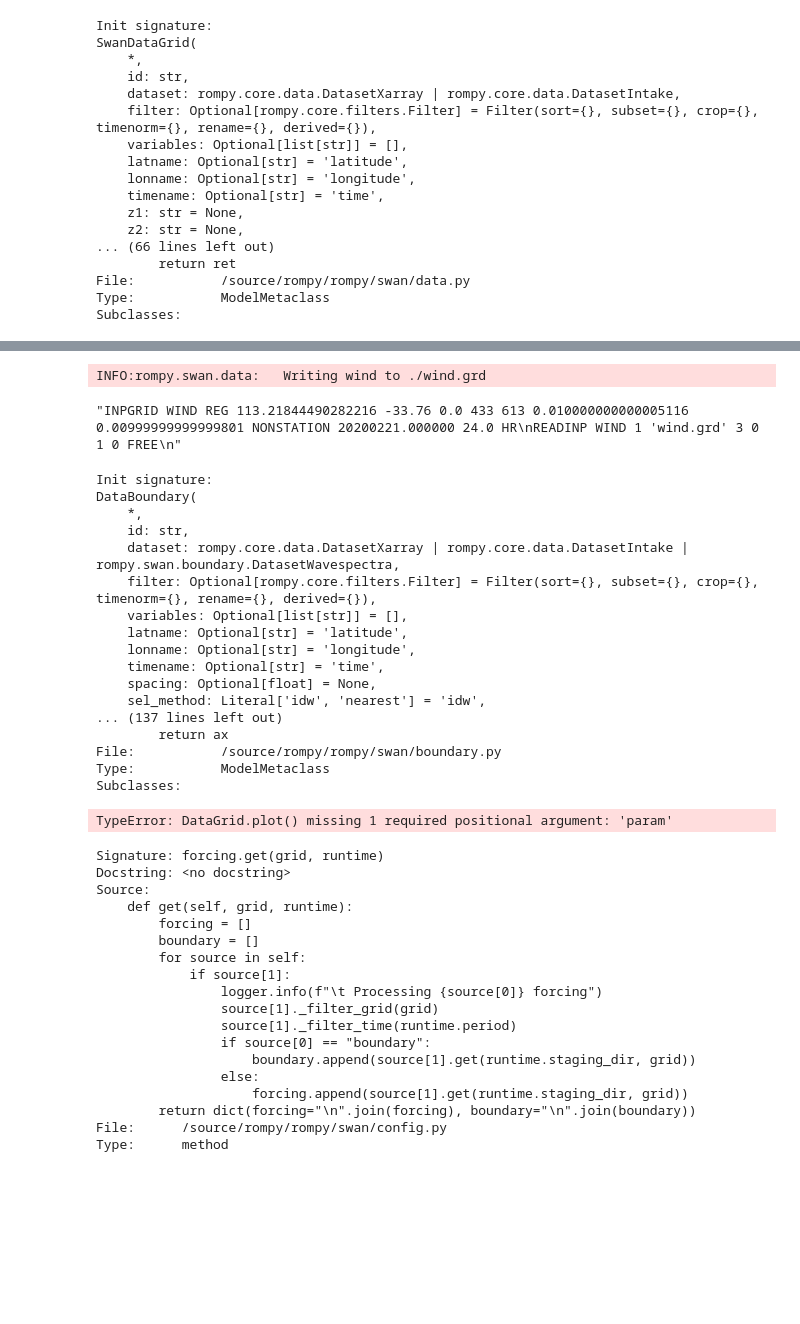
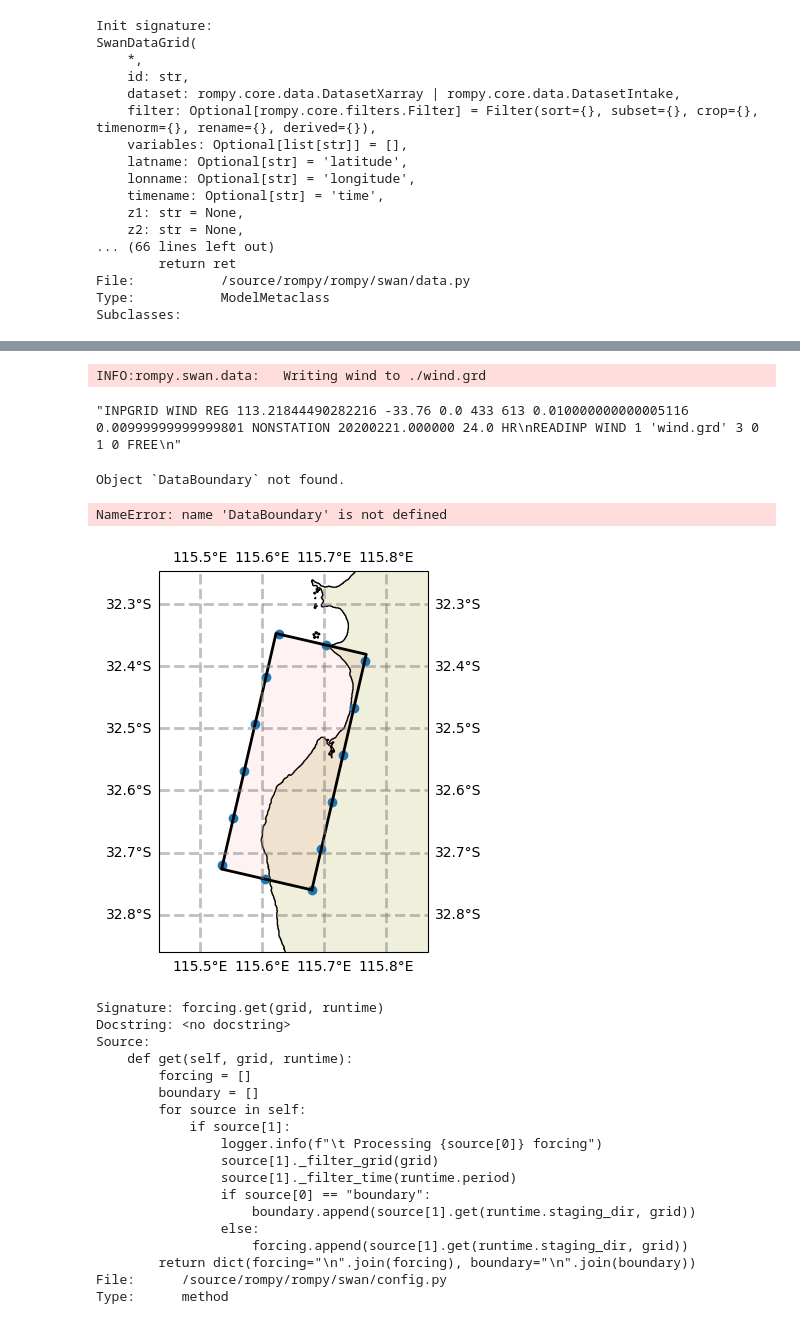
Before and after one commit to sppigot/rompy, a Jupyter notebook: notebooks/demo.ipynb, the cells around one changed output, grey strips where cells are left out. Cells and saved outputs as stored; diff of their text form; code cells hidden in the pictures; blank space fills up the shorter version.

Commit message:
WIP missing save from last commit

```diff
--- a/notebooks/demo.ipynb
+++ b/notebooks/demo.ipynb
@@ -406,36 +437,33 @@ INFO:rompy.swan.data:Writing SWAN ASCII file: ./bottom.grd
-# %%
-# retive the wind data
-wind = nc_data_source()
-wind.get('./')
-# %% [output]
-INFO:rompy.swan.data:   Writing wind to ./wind.grd
-"INPGRID WIND REG 113.21844490282216 -33.76 0.0 433 613 0.010000000000005116 0.00999999999999801 NONSTATION 20200221.000000 24.0 HR\nREADINP WIND 1 'wind.grd' 3 0 1 0 FREE\n"
-# %%
-# Similarly, we can use the DataBoundary object to filter boundary data
-# First lets have a look at teh boundary object
-DataBoundary??
-# %% [output]
-Init signature:
-DataBoundary(
-    *,
-    id: str,
-    dataset: rompy.core.data.DatasetXarray | rompy.core.data.DatasetIntake | rompy.swan.boundary.DatasetWavespectra,
-    filter: Optional[rompy.core.filters.Filter] = Filter(sort={}, subset={}, crop={}, timenorm={}, rename={}, derived={}),
-    variables: Optional[list[str]] = [],
-    latname: Optional[str] = 'latitude',
-    lonname: Optional[str] = 'longitude',
-    timename: Optional[str] = 'time',
-    spacing: Optional[float] = None,
-    sel_method: Literal['idw', 'nearest'] = 'idw',
-... (137 lines left out)
-        return ax
-File:           /source/rompy/rompy/swan/boundary.py
-Type:           ModelMetaclass
-Subclasses:
+# %%
+# Wind data works the same way. Note the control file input commands are different as it now applied to wind data
+wind_source = nc_data_source()
+wind = SwanDataGrid(id="wind", var="WIND", dataset=DatasetXarray(uri=wind_source), z1="u", z2="v")
+wind.get('./')
+# %% [output]
+INFO:rompy.swan.data:   Writing wind to ./wind.grd
+"INPGRID WIND REG 113.21844490282216 -33.76 0.0 433 613 0.010000000000005116 0.00999999999999801 NONSTATION 20200221.000000 24.0 HR\nREADINP WIND 1 'wind.grd' 3 0 1 0 FREE\n"
+# %%
+# The boundary object work in a similar way but is a little more complex as it must determine points around the boundary of the model domain.
+# First lets have a look at the boundary object
+DataBoundary??
+# %% [output]
+Object `DataBoundary` not found.
 # %%
 # Here we use a test boundary dataset
-bnd = DataBoundary(id='bnd', dataset=DatasetXarray(uri="../tests/data/aus-20230101.nc"))
-bnd.plot()
+
+# Instantiate the boundary object
+bnd = DataBoundary(id='bnd', dataset=DatasetXarray(uri="../tests/data/aus-20230101.nc"), latname='lat', lonname='lon', time='time', tolerance=0.1, sel_method='idw')
+
+# plot the unfiltered data locations
+bnd.plot(model_grid=grid)
+#bnd.ds
 # %% [output]
-TypeError: DataGrid.plot() missing 1 required positional argument: 'param'
+NameError: name 'DataBoundary' is not defined
+# %%
+# Now we can filter the boundary data to the model grid. Here we just use a convenience function to plot the results of this effort
+# TODO - a bit more exlanation needed here
+
+bnd.plot_boundary(grid, fscale=7)
+# %% [output]
+[figure, added]
 # %%
```
Also changed, not shown: parts of 39 cells of this notebook.
